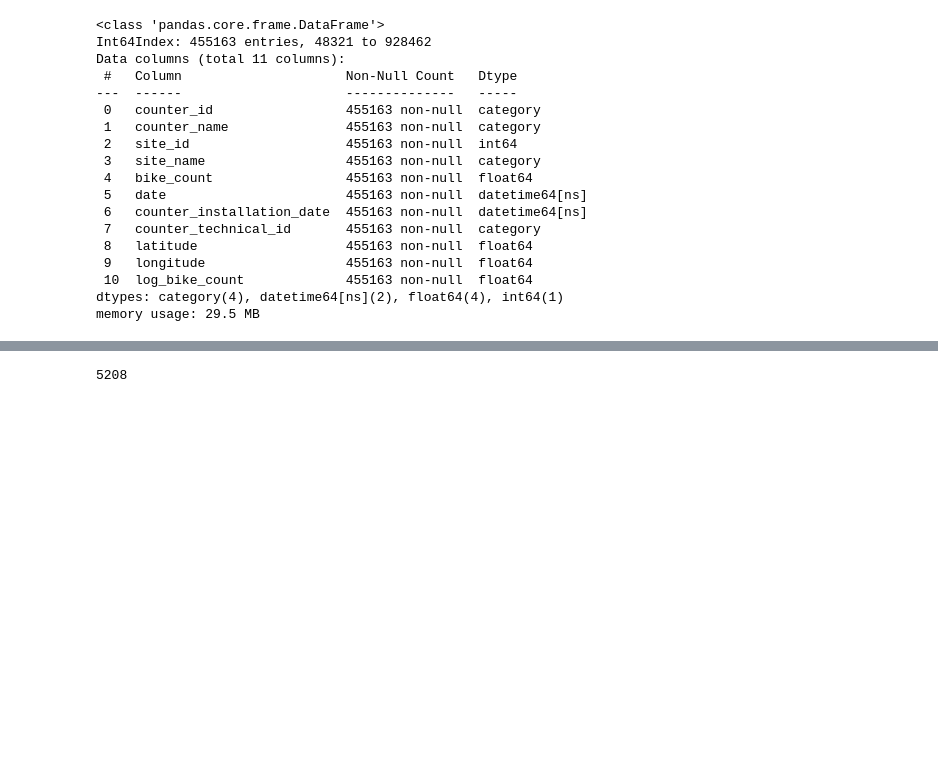
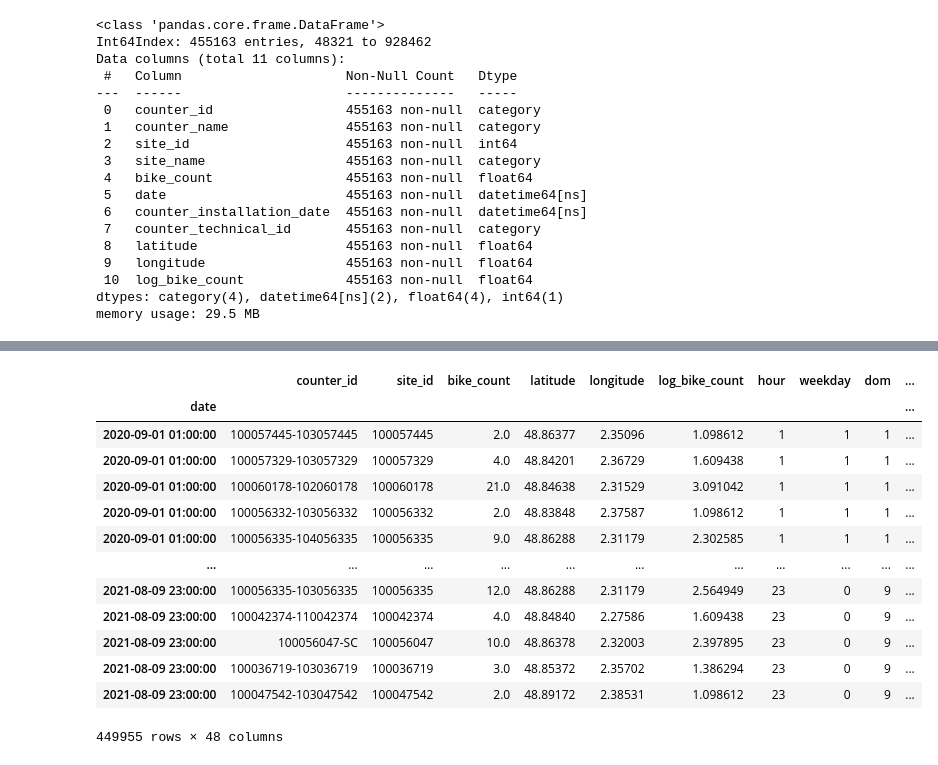
Before and after one commit to nathanaim/ramp_project, a Jupyter notebook: Bikes_ramp_project_v2.ipynb, the cells around one changed output, grey strips where cells are left out. Drawn from its saved outputs; the diff is of its cells as text; code cells hidden in the pictures; blank space fills up the shorter version.

```diff
--- a/Bikes_ramp_project_v2.ipynb
+++ b/Bikes_ramp_project_v2.ipynb
@@ -164,4 +135,26 @@ data['is_down'] = data.apply(lambda x: x.date_datetime in days_down[x.counter_id
-# %%
-data['is_down'].sum()
-# %% [output]
-5208
+# %%
+ext_index = external_data.set_index('date')
+# %%
+ext_index.sort_index(inplace=True)
+# %%
+data_index = data.set_index('date')
+data_index.sort_index(inplace=True)
+# %%
+merged_data = pd.merge_asof(data_index, ext_index, left_index=True, right_index=True)
+# %%
+merged_data
+# %% [output]
+|  | counter_id | site_id | bike_count | latitude | longitude | log_bike_count | hour | weekday | dom | ... |
+| date |  |  |  |  |  |  |  |  |  | ... |
+| 2020-09-01 01:00:00 | 100057445-103057445 | 100057445 | 2.0 | 48.86377 | 2.35096 | 1.098612 | 1 | 1 | 1 | ... |
+| 2020-09-01 01:00:00 | 100057329-103057329 | 100057329 | 4.0 | 48.84201 | 2.36729 | 1.609438 | 1 | 1 | 1 | ... |
+| 2020-09-01 01:00:00 | 100060178-102060178 | 100060178 | 21.0 | 48.84638 | 2.31529 | 3.091042 | 1 | 1 | 1 | ... |
+| 2020-09-01 01:00:00 | 100056332-103056332 | 100056332 | 2.0 | 48.83848 | 2.37587 | 1.098612 | 1 | 1 | 1 | ... |
+| 2020-09-01 01:00:00 | 100056335-104056335 | 100056335 | 9.0 | 48.86288 | 2.31179 | 2.302585 | 1 | 1 | 1 | ... |
+| ... | ... | ... | ... | ... | ... | ... | ... | ... | ... | ... |
+| 2021-08-09 23:00:00 | 100056335-103056335 | 100056335 | 12.0 | 48.86288 | 2.31179 | 2.564949 | 23 | 0 | 9 | ... |
+| 2021-08-09 23:00:00 | 100042374-110042374 | 100042374 | 4.0 | 48.84840 | 2.27586 | 1.609438 | 23 | 0 | 9 | ... |
+| 2021-08-09 23:00:00 | 100056047-SC | 100056047 | 10.0 | 48.86378 | 2.32003 | 2.397895 | 23 | 0 | 9 | ... |
+| 2021-08-09 23:00:00 | 100036719-103036719 | 100036719 | 3.0 | 48.85372 | 2.35702 | 1.386294 | 23 | 0 | 9 | ... |
+| 2021-08-09 23:00:00 | 100047542-103047542 | 100047542 | 2.0 | 48.89172 | 2.38531 | 1.098612 | 23 | 0 | 9 | ... |
+449955 rows × 48 columns
```
Also changed, not shown: parts of 32 cells of this notebook.
